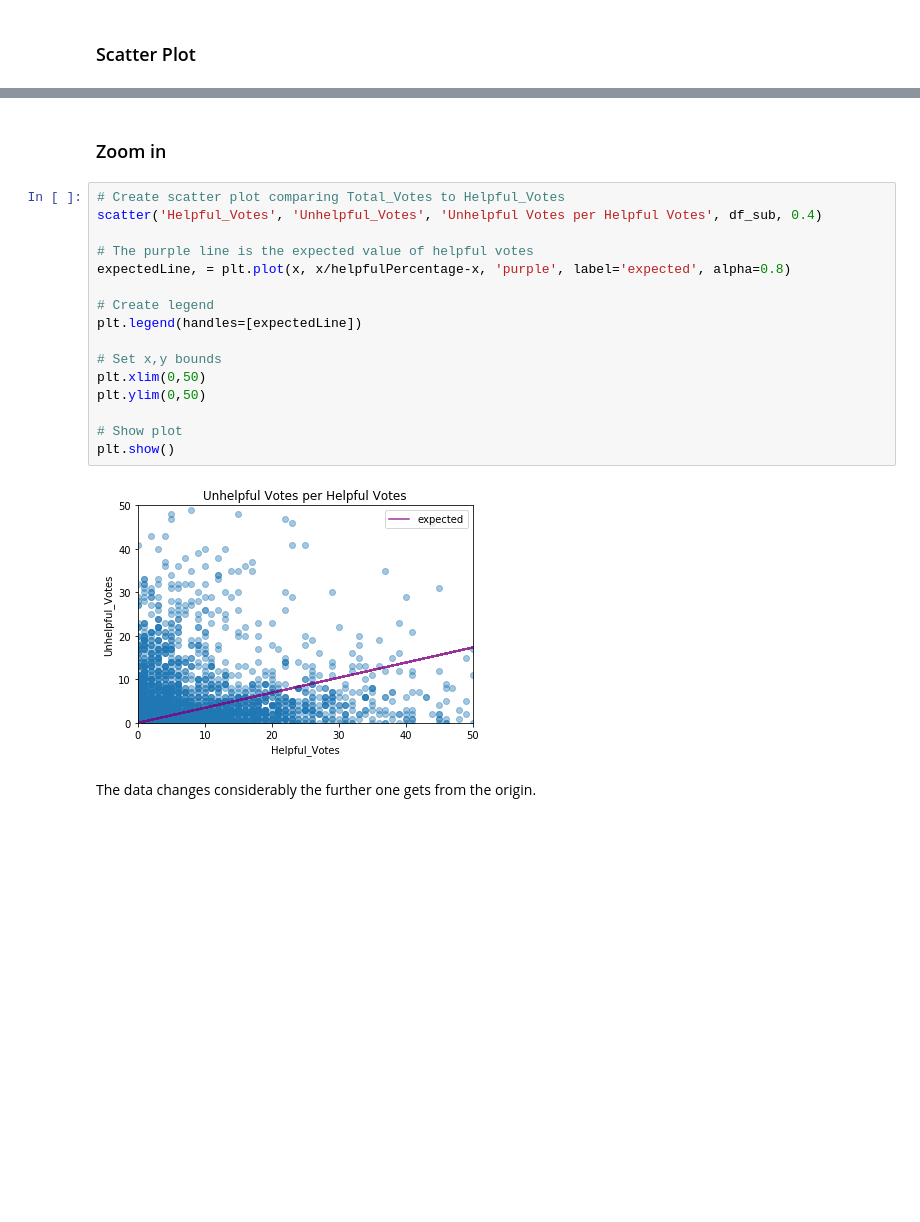
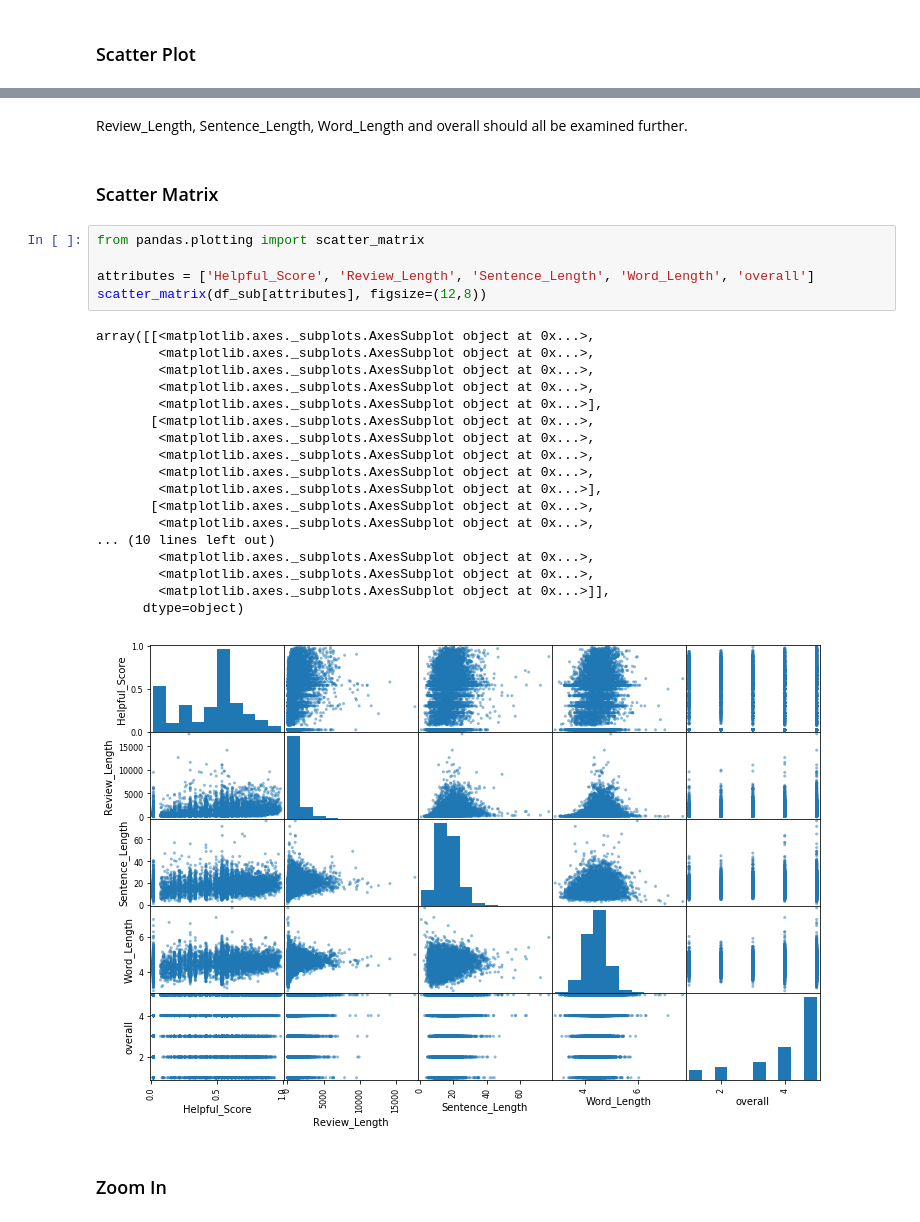
Before and after one commit to coreyjwade/Ranking_Reviewers_EDA, a Jupyter notebook: EDA_Ranking_Reviewers.ipynb, the cells around one changed output, grey strips where cells are left out. Cells and saved outputs as stored; diff of their text form; blank space fills up the shorter version.

```diff
--- a/EDA_Ranking_Reviewers.ipynb
+++ b/EDA_Ranking_Reviewers.ipynb
@@ -303,22 +553,30 @@ Many helpful votes result in a much lower percentage of unhelpful votes.
+# %% [markdown]
+Review_Length, Sentence_Length, Word_Length and overall should all be examined further.
+# %% [markdown]
+### Scatter Matrix
+# %%
+from pandas.plotting import scatter_matrix
+
+attributes = ['Helpful_Score', 'Review_Length', 'Sentence_Length', 'Word_Length', 'overall']
+scatter_matrix(df_sub[attributes], figsize=(12,8))
+# %% [output]
+array([[<matplotlib.axes._subplots.AxesSubplot object at 0x...>,
+        <matplotlib.axes._subplots.AxesSubplot object at 0x...>,
+        <matplotlib.axes._subplots.AxesSubplot object at 0x...>,
+        <matplotlib.axes._subplots.AxesSubplot object at 0x...>,
+        <matplotlib.axes._subplots.AxesSubplot object at 0x...>],
+       [<matplotlib.axes._subplots.AxesSubplot object at 0x...>,
+        <matplotlib.axes._subplots.AxesSubplot object at 0x...>,
+        <matplotlib.axes._subplots.AxesSubplot object at 0x...>,
+        <matplotlib.axes._subplots.AxesSubplot object at 0x...>,
+        <matplotlib.axes._subplots.AxesSubplot object at 0x...>],
+       [<matplotlib.axes._subplots.AxesSubplot object at 0x...>,
+        <matplotlib.axes._subplots.AxesSubplot object at 0x...>,
+... (10 lines left out)
+        <matplotlib.axes._subplots.AxesSubplot object at 0x...>,
+        <matplotlib.axes._subplots.AxesSubplot object at 0x...>,
+        <matplotlib.axes._subplots.AxesSubplot object at 0x...>]],
+      dtype=object)
+[figure, added]
 # %% [markdown]
-### Zoom in
+### Zoom In
-# %%
-# Create scatter plot comparing Total_Votes to Helpful_Votes
-scatter('Helpful_Votes', 'Unhelpful_Votes', 'Unhelpful Votes per Helpful Votes', df_sub, 0.4)
-
-# The purple line is the expected value of helpful votes
-expectedLine, = plt.plot(x, x/helpfulPercentage-x, 'purple', label='expected', alpha=0.8)
-
-# Create legend
-plt.legend(handles=[expectedLine])
-
-# Set x,y bounds
-plt.xlim(0,50)
-plt.ylim(0,50)
-
-# Show plot
-plt.show()
-# %% [output]
-[figure, removed]
-# %% [markdown]
-The data changes considerably the further one gets from the origin.
```
Also changed, not shown: parts of 67 cells of this notebook.
